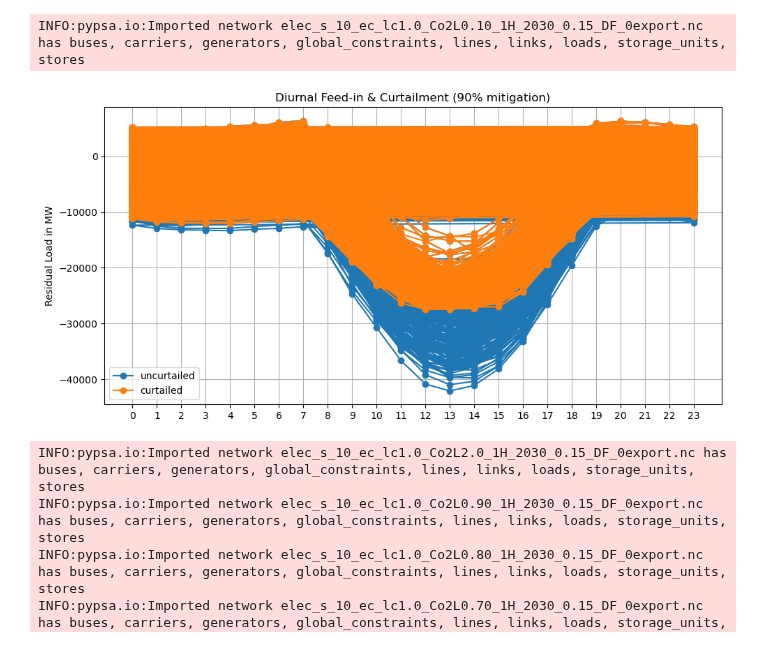
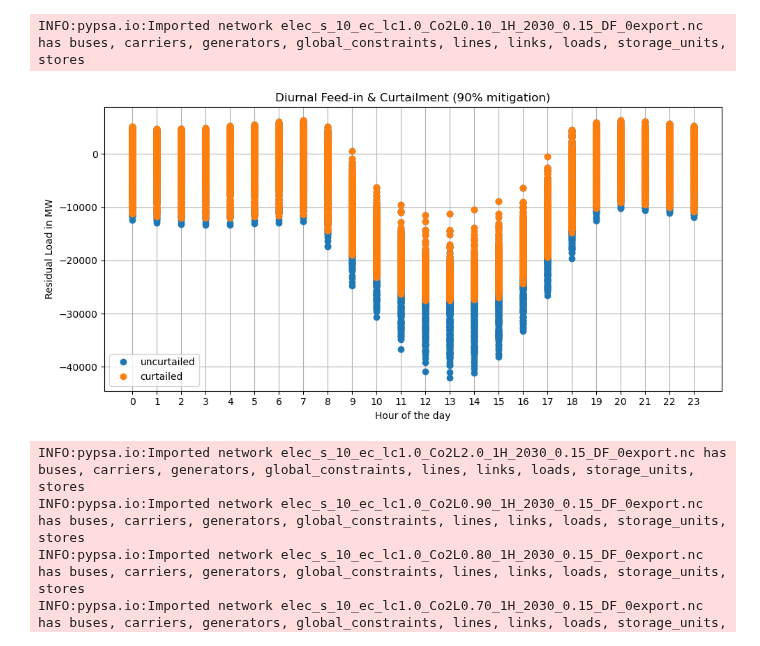
Before and after one commit to energyLS/aldehyde, a Jupyter notebook: workflow/notebooks/plot_rldc.ipynb, the cells around one changed output. Cells and saved outputs as stored; diff of their text form; code cells hidden in the pictures.

Commit message:
bug: remove linestyle

```diff
--- a/workflow/notebooks/plot_rldc.ipynb
+++ b/workflow/notebooks/plot_rldc.ipynb
@@ -92,35 +92,35 @@ fig = plt.figure(figsize=(10, 5))
 
 # Get and plot the data
 for m in mitigation:
 
     m = str(m) + "0" if m < 1 else str(m)
     path = "elec_s_10_ec_lc1.0_Co2L" + str(m) + "_1H_2030_0.15_DF_0export.nc"
     n = pypsa.Network(prefix + path)
 
     rlc = calculate_rlc(n, False, False, False)
     average_day = rlc.resample('H').mean()
     rlc_curtail = calculate_rlc(n, False, True, False)
     average_day_curtailed = rlc_curtail.resample('H').mean()
     plt.plot(average_day_curtailed.index.hour, average_day_curtailed, marker='o', linestyle= 'none', label = 'uncurtailed')
-    plt.plot(average_day.index.hour, average_day, marker='o', label = 'curtailed')
+    plt.plot(average_day.index.hour, average_day, marker='o', linestyle= 'none', label = 'curtailed')
 
 # Add a title
 plt.title("Diurnal Feed-in & Curtailment (90% mitigation)")
 
 # Add axis labels
 plt.xlabel('Hour of the day')
 plt.ylabel("Residual Load in MW")
 #plt.xlim(0, 23)
 plt.xticks(range(0, 24))
 plt.legend(loc="lower left")
 plt.grid()
 
 plt.tight_layout()
 plt.savefig(output + "rlc_diurnal_curtdiff" + ".pdf")
 plt.show()
 # %% [output]
 INFO:pypsa.io:Imported network elec_s_10_ec_lc1.0_Co2L0.10_1H_2030_0.15_DF_0export.nc has buses, carriers, generators, global_constraints, lines, links, loads, storage_units, stores
-[figure, old version]
+[figure, new version]
 # %%
 #resampling = "H"
 incl_curtailed = True
```
